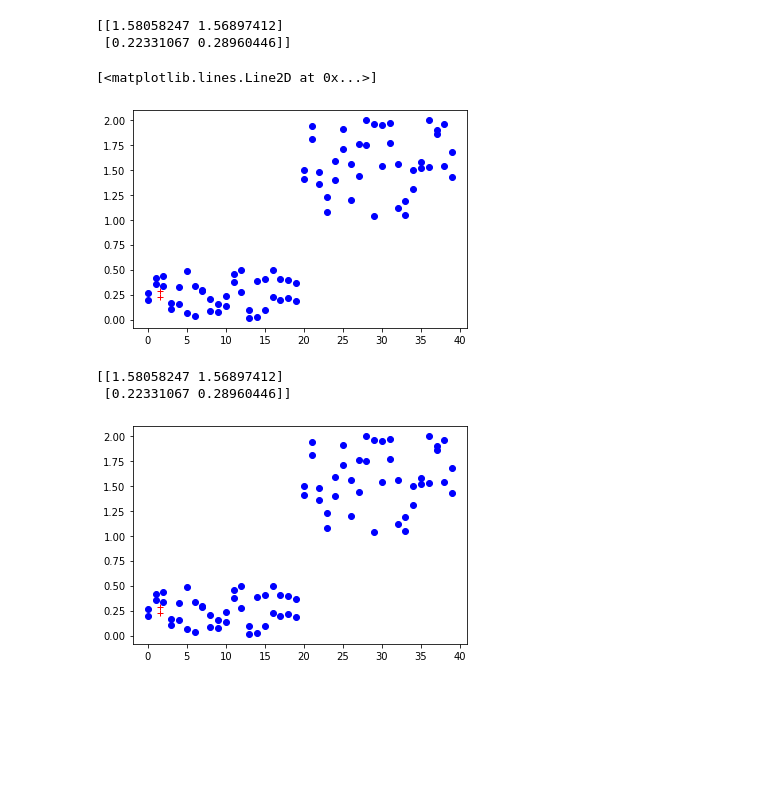
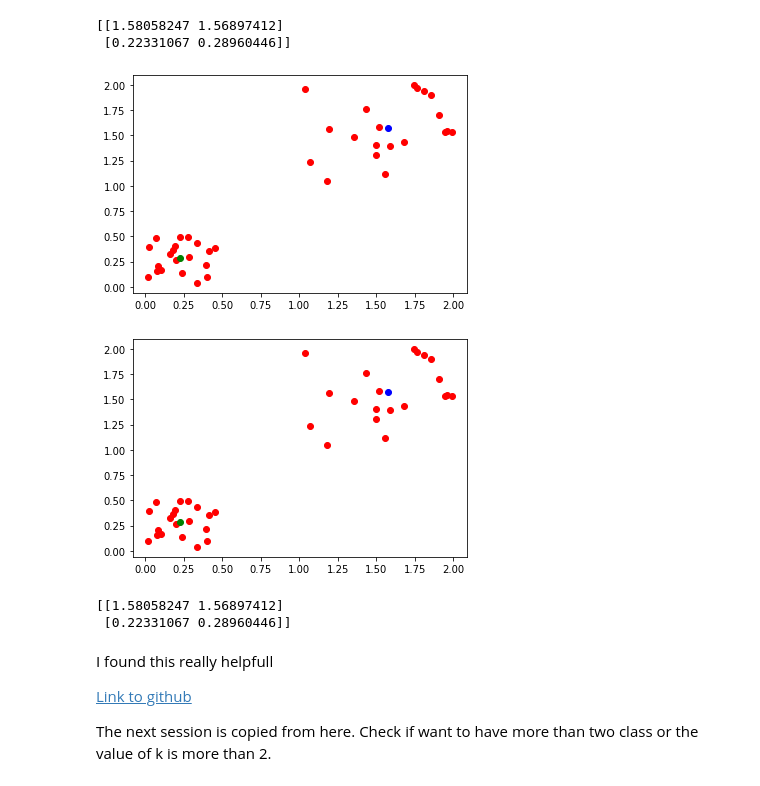
Before and after one commit to krag-harsh/k_means_clustering, a Jupyter notebook: k_mean.ipynb, the cells around one changed output. Drawn from its saved outputs; the diff is of its cells as text; code cells hidden in the pictures; blank space fills up the shorter version.

```diff
--- a/k_mean.ipynb
+++ b/k_mean.ipynb
@@ -111,12 +110,17 @@ print(centro)
 # %% [output]
 [[1.58058247 1.56897412]
  [0.22331067 0.28960446]]
-# %%
-plt.plot(data1,'bo')
-plt.plot(centro[0],centro[1],'r+')
-# %% [output]
-[<matplotlib.lines.Line2D at 0x...>]
-[figure, removed]
+# %%
+fig, ax = plt.subplots()
+
+for i in range(num_rows):
+  ax.plot(data1[i][0],data1[i][1],'ro')
+ax.plot(centro[0][0], centro[0][1],'bo')
+ax.plot(centro[1][0], centro[1][1],'go')
+
+plt.show()
+# %% [output]
+[figure, added]
 # %%
 def findcent(pts,data1):
   num_rows, num_colum = data1.shape
@@ -154,11 +151,22 @@ pt=[[1.58058247, 1.56897412],[0.22331067, 0.28960446]]
 for i in range(30):
   pt=findcent(pt,data1)
 
-
-plt.plot(data1,'bo')
-plt.plot(pt[0],pt[1],'r+')
+fig, ax = plt.subplots()
+for i in range(num_rows):
+  ax.plot(data1[i][0],data1[i][1],'ro')
+ax.plot(pt[0][0], pt[0][1],'bo')
+ax.plot(pt[1][0], pt[1][1],'go')
+plt.show()
+# plt.plot(data1,'bo')
+# plt.plot(pt[0],pt[1],'r+')
 print(pt)
 # %% [output]
+[figure, new version]
 [[1.58058247 1.56897412]
  [0.22331067 0.28960446]]
-[figure, old version]
+# %% [markdown]
+I found this really helpfull
+
+[Link to github](https://github.com/llSourcell/k_means_clustering)
+
+The next session is copied from here. Check if want to have more than two class or the value of k is more than 2.
```
Also changed, not shown: parts of 10 cells of this notebook.
